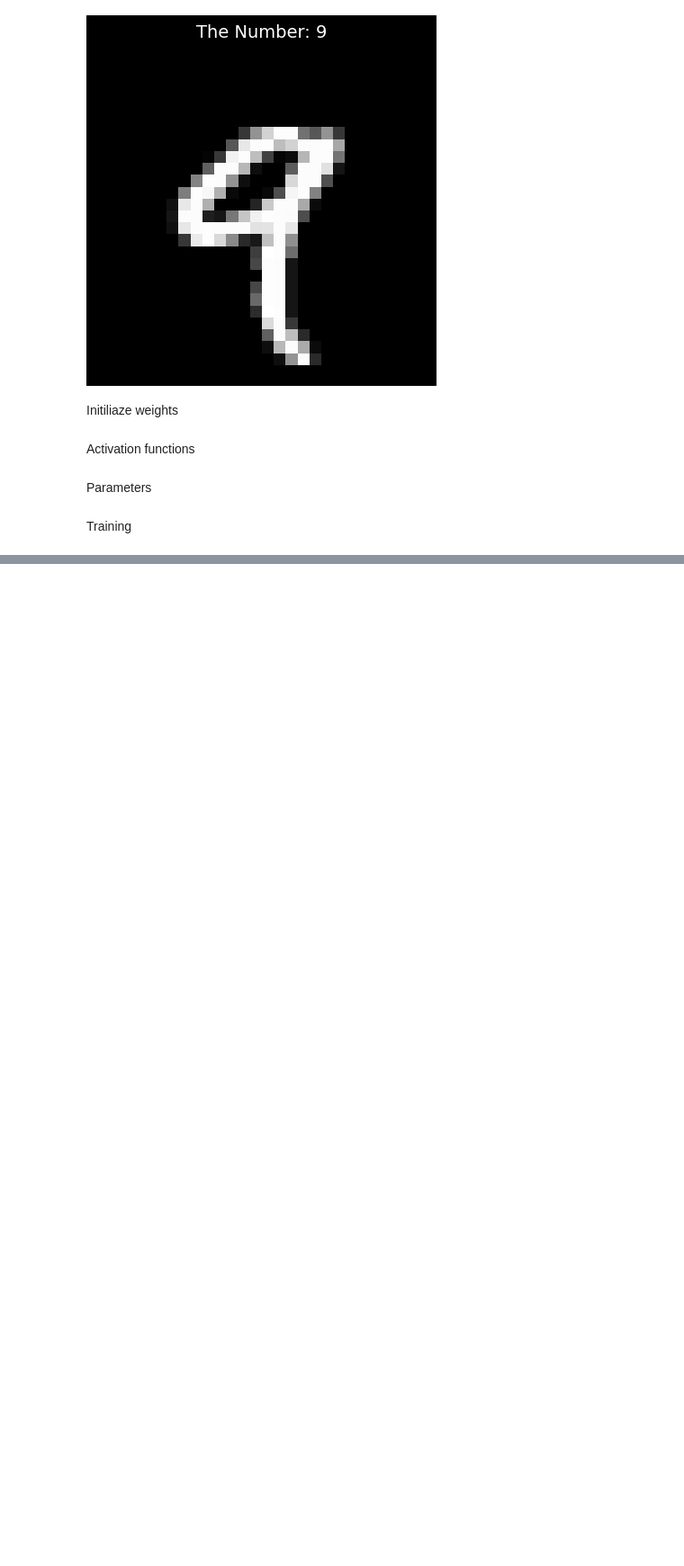
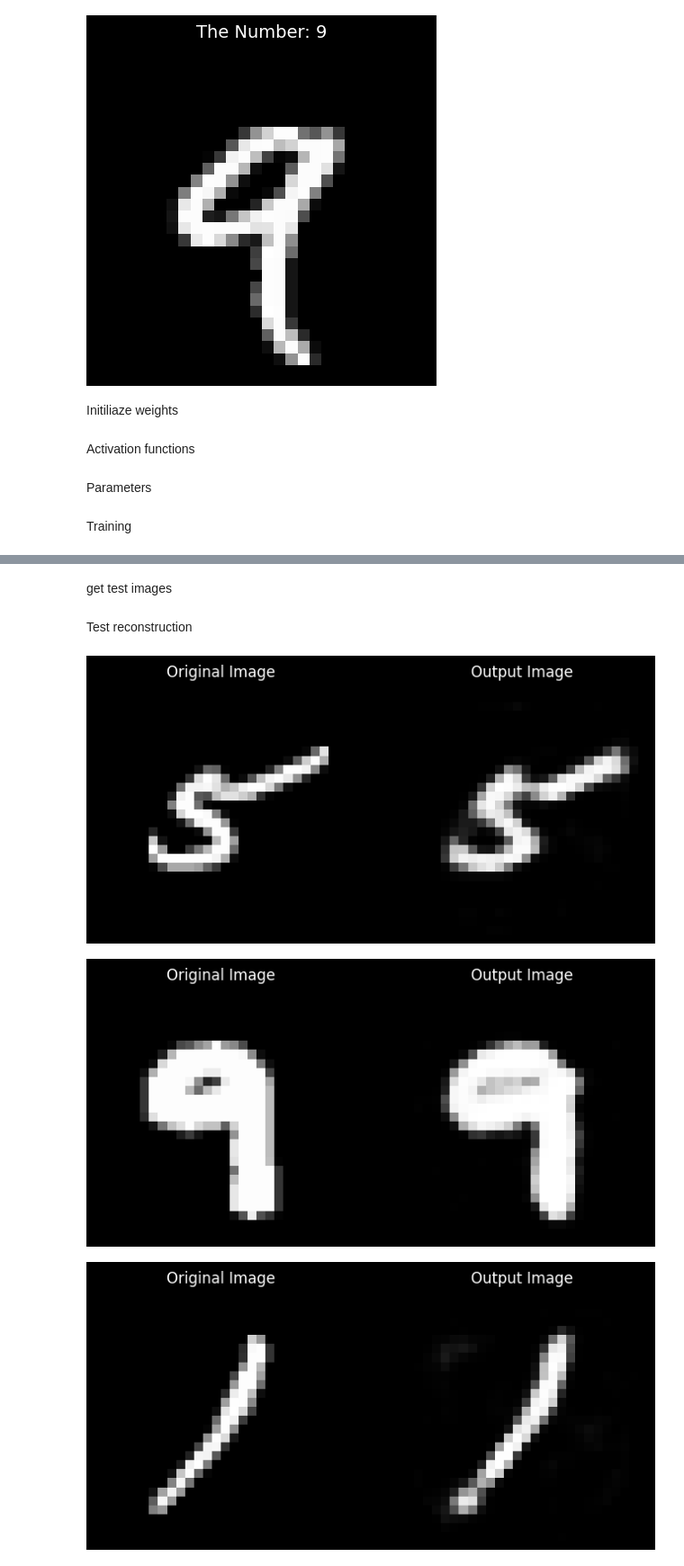
Before and after one commit to OlcayISIK/SWE591-NeuralNetwork_DeepLearning, a Jupyter notebook: swe591_project_part1_task1.ipynb, the cells around one changed output, grey strips where cells are left out. Shown at 90% size. Saved outputs shown, nothing was run; the diff lists cells and outputs as text; code cells hidden in the pictures; blank space fills up the shorter version.

Commit message:
successfully recunstrion of the image

```diff
--- a/swe591_project_part1_task1.ipynb
+++ b/swe591_project_part1_task1.ipynb
@@ -77,7 +77,8 @@ def relu_derivative(x):
     return (x > 0).astype(float)
 
 def sigmoid(x):
-  return 1 / (1 + np.exp(-x))
+    x_clipped = np.clip(x, -500, 500)
+    return 1 / (1 + np.exp(-x_clipped))
 
 def sigmoid_derivative(x):
     sig = sigmoid(x)
@@ -85,8 +86,8 @@ def sigmoid_derivative(x):
 # %% [markdown]
 Parameters
 # %%
-learning_rate = 0.001
-epoch = 5
+learning_rate = 0.1
+epoch = 20
 batch_size = 64
 # %% [markdown]
 Training
@@ -116,0 +179,46 @@ for epoch in range(epoch):
+# %% [markdown]
+get test images
+# %%
+testImages_path = "data/test/t10k-images.idx3-ubyte"
+testImage_file = open(testImages_path, "rb")
+testImageData = testImage_file.read()
+testImage_header = testImageData[:16]
+testImages = testImageData[16:]
+
+test_images_array = np.frombuffer(testImages, dtype=np.uint8).copy()
+
+test_images_flattened = test_images_array.reshape(-1, 28*28)
+# %% [markdown]
+Test reconstruction
+# %%
+for i in range(10):
+    test_index = np.random.randint(0, 10000 - 1)
+    original_image = test_images_flattened[test_index].reshape(1, 784) / 255.0
+
+    test_z1 = np.dot(original_image, weights_e) + bias_e
+    test_a1 = relu(test_z1)
+
+    test_z2 = np.dot(test_a1, weights_bottleneckIn) + bias_bottleneckIn
+    test_a2 = relu(test_z2)
+
+    test_z3 = np.dot(test_a2, weights_bottleneckOut) + bias_bottleneckOut
+    test_a3 = relu(test_z3)
+
+    test_z4 = np.dot(test_a3, weights_d) + bias_d
+    output_image = sigmoid(test_z4)
+
+    fig, axes = plt.subplots(1, 2, figsize=(8, 4))
+
+    axes[0].imshow(original_image.reshape(28, 28), cmap='gray')
+    axes[0].set_title("Original Image")
+    axes[0].axis('off')
+
+    axes[1].imshow(output_image.reshape(28, 28), cmap='gray')
+    axes[1].set_title(f"Output Image")
+    axes[1].axis('off')
+
+    plt.show()
+# %% [output]
+[figure, added]
+[figure, added]
+[figure, added]
```
Also changed, not shown: parts of 2 cells of this notebook.
